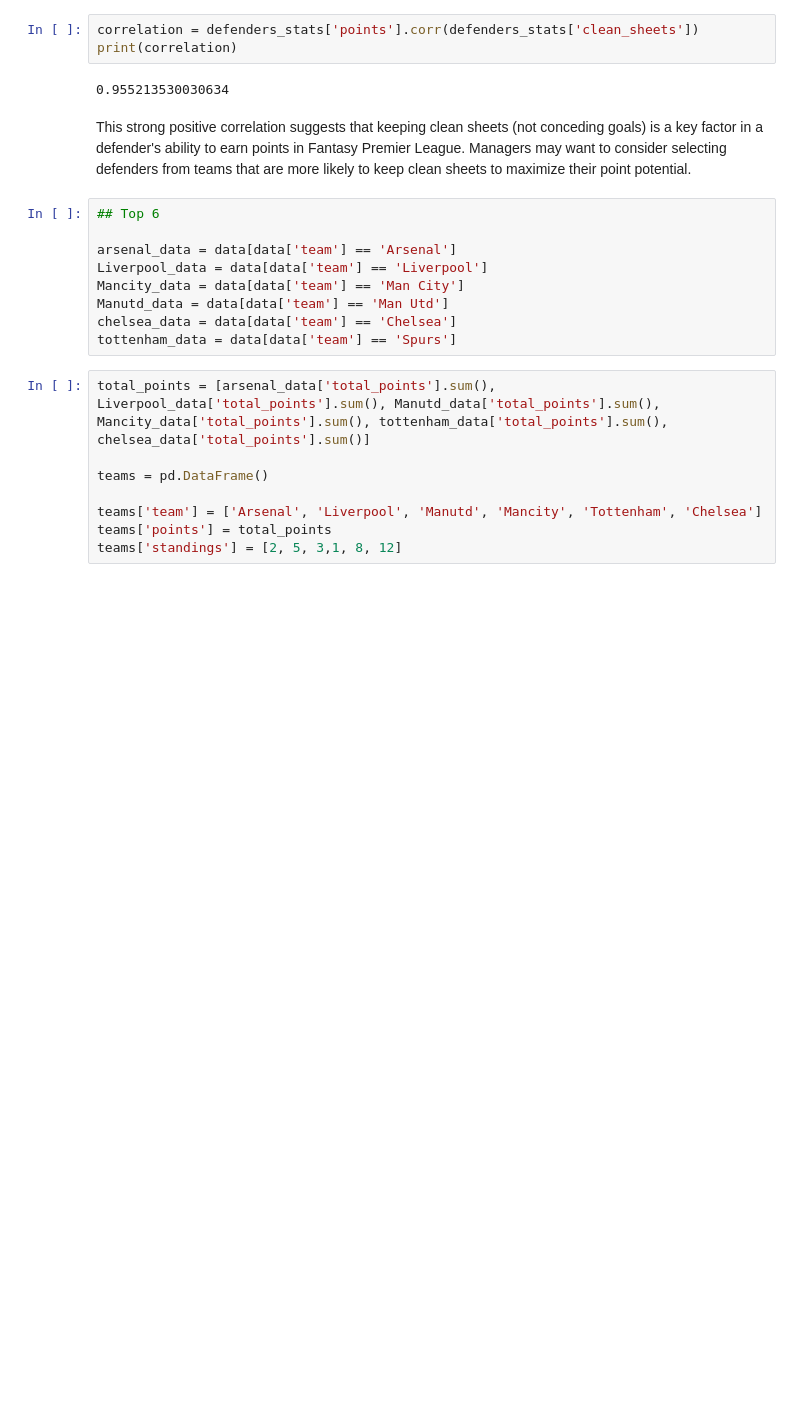
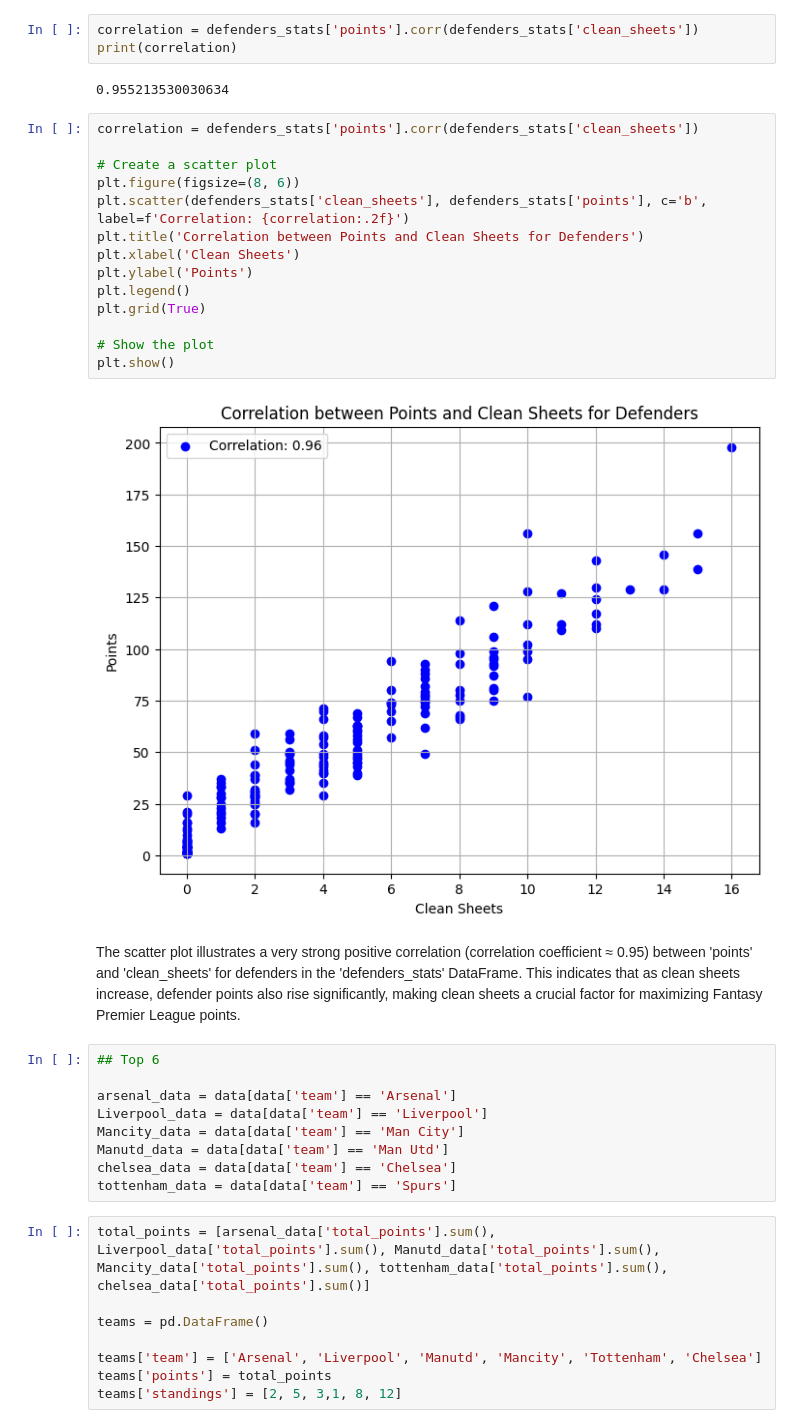
Before and after one commit to borhenDH/Fantasy-premier-league-Data-Analysis-and-Visualisation, a Jupyter notebook: analysis.ipynb, the cells around one changed output. Drawn from its saved outputs; the diff is of its cells as text; blank space fills up the shorter version.

```diff
--- a/analysis.ipynb
+++ b/analysis.ipynb
@@ -302,8 +302,24 @@ correlation = defenders_stats['points'].corr(defenders_stats['clean_sheets'])
 print(correlation)
 # %% [output]
 0.955213530030634
-# %% [markdown]
-This strong positive correlation suggests that keeping clean sheets (not conceding goals) is a key factor in a defender's ability to earn points in Fantasy Premier League. Managers may want to consider selecting defenders from teams that are more likely to keep clean sheets to maximize their point potential.
+# %%
+correlation = defenders_stats['points'].corr(defenders_stats['clean_sheets'])
+
+# Create a scatter plot
+plt.figure(figsize=(8, 6))
+plt.scatter(defenders_stats['clean_sheets'], defenders_stats['points'], c='b', label=f'Correlation: {correlation:.2f}')
+plt.title('Correlation between Points and Clean Sheets for Defenders')
+plt.xlabel('Clean Sheets')
+plt.ylabel('Points')
+plt.legend()
+plt.grid(True)
+
+# Show the plot
+plt.show()
+# %% [output]
+[figure, added]
+# %% [markdown]
+The scatter plot illustrates a very strong positive correlation (correlation coefficient ≈ 0.95) between 'points' and 'clean_sheets' for defenders in the 'defenders_stats' DataFrame. This indicates that as clean sheets increase, defender points also rise significantly, making clean sheets a crucial factor for maximizing Fantasy Premier League points.
 # %%
 ## Top 6
 
```
